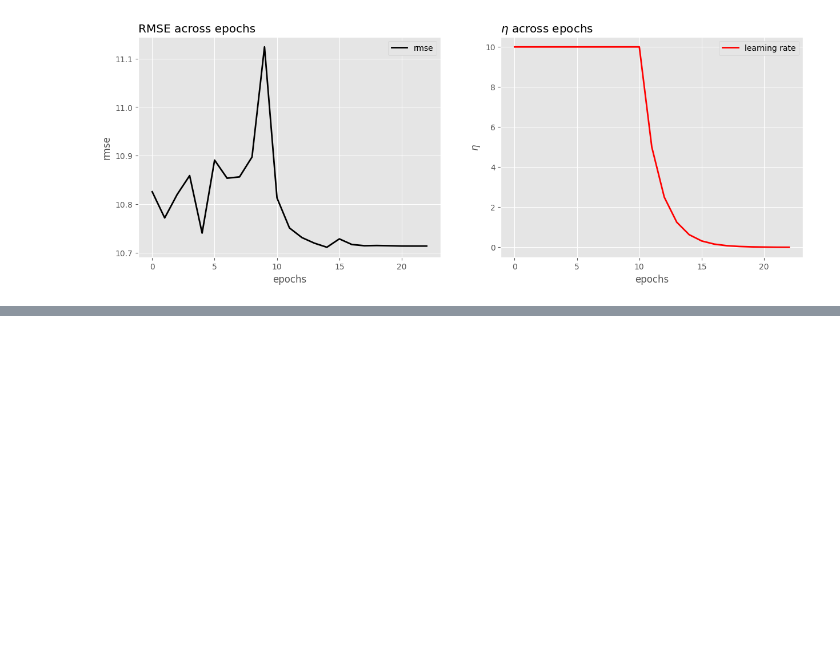
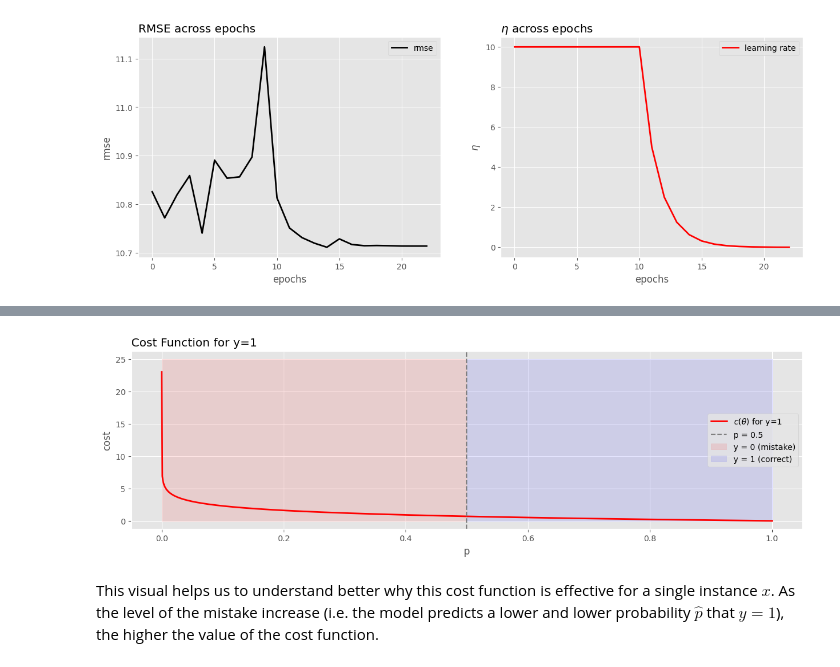
Before and after one commit to YVYX04/ML_First_Steps, a Jupyter notebook: 04_Training_Models.ipynb, the cells around one changed output, grey strips where cells are left out. Cells and saved outputs as stored; diff of their text form; code cells hidden in the pictures; blank space fills up the shorter version.

```diff
--- a/04_Training_Models.ipynb
+++ b/04_Training_Models.ipynb
@@ -1898,0 +1980,26 @@ plt.show()
+# %%
+ps = np.linspace(1e-10, 1, 1000)
+ys = -np.log(ps)
+
+fig, ax = plt.subplots(figsize=(15,4))
+
+# the cost function
+ax.plot(ps, ys, color='red', linewidth=2, label= r'$c(\theta)$ for y=1')
+
+# marks
+ax.axvline(0.5, color='grey', linestyle='--', label='p = 0.5')
+
+# areas for the two classes
+ax.fill_between(ps, 0, 25, where=ps < 0.5, color='red', alpha=0.1, label='y = 0 (mistake)')
+ax.fill_between(ps, 0, 25, where=ps >= 0.5, color='blue', alpha=0.1, label='y = 1 (correct)')
+
+# aesthetics
+ax.set_xlabel('p')
+ax.set_ylabel('cost')
+ax.set_title('Cost Function for y=1', loc='left')
+ax.legend()
+plt.show()
+# %% [output]
+[figure, added]
+# %% [markdown]
+This visual helps us to understand better why this cost function is effective for a single instance $x$. As the level of the mistake increase (i.e. the model predicts a lower and lower probability $\hat{p}$ that $y=1$), the higher the value of the cost function.
```
Also changed, not shown: parts of 18 cells of this notebook.
